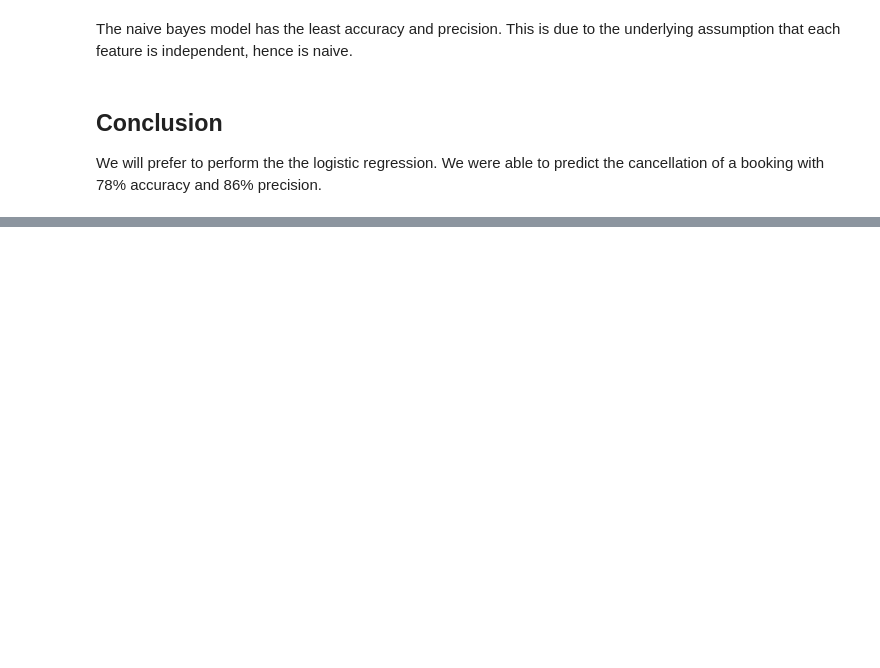
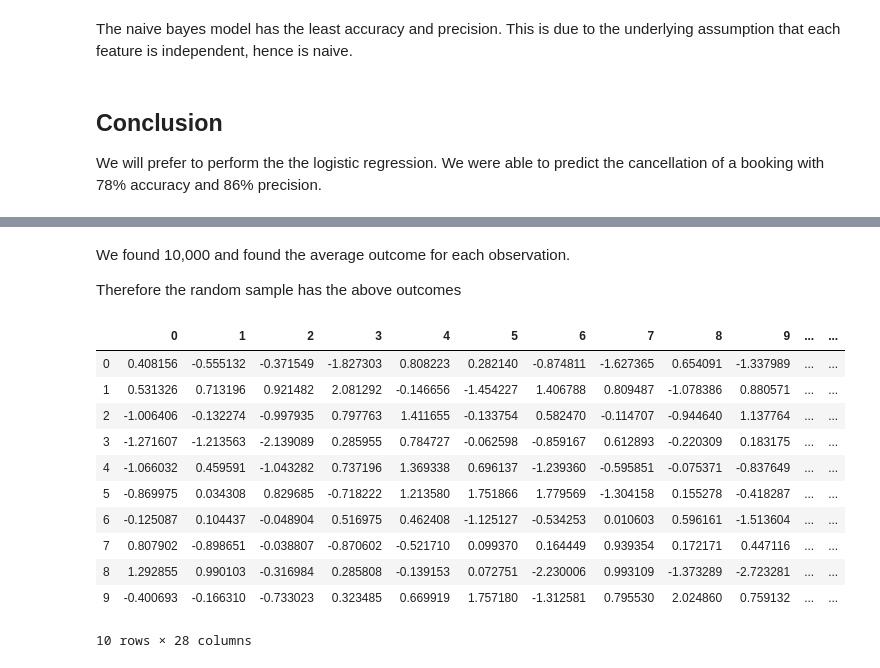
Before and after one commit to 10ken/Hotel-Booking-Cancellations, a Jupyter notebook: hotel booking churn.ipynb, the cells around one changed output, grey strips where cells are left out. Cells and saved outputs as stored; diff of their text form; code cells hidden in the pictures; blank space fills up the shorter version.

```diff
--- a/hotel booking churn.ipynb
+++ b/hotel booking churn.ipynb
@@ -237,3 +240,11 @@ The naive bayes model has the least accuracy and precision. This is due to the u
 ## Conclusion
 
 We will prefer to perform the the logistic regression. We were able to predict the cancellation of a booking with 78% accuracy and 86% precision.
+# %%
+# random test sample
+c = np.empty(10)
+random_sample = pd.DataFrame(np.random.randn(10,27))
+for i in range(10000):
+    c += log_model.predict(random_sample)
+c = pd.DataFrame(np.round(c/10000))
+c
@@ -239,0 +263,20 @@ We will prefer to perform the the logistic regression. We were able to predict t
+# %% [markdown]
+We found 10,000 and found the average outcome for each observation.
+
+Therefore the random sample has the above outcomes
+# %%
+random_sample['Outcomes'] = c
+random_sample
+# %% [output]
+|  | 0 | 1 | 2 | 3 | 4 | 5 | 6 | 7 | 8 | 9 | ... | ... |
+| 0 | 0.408156 | -0.555132 | -0.371549 | -1.827303 | 0.808223 | 0.282140 | -0.874811 | -1.627365 | 0.654091 | -1.337989 | ... | ... |
+| 1 | 0.531326 | 0.713196 | 0.921482 | 2.081292 | -0.146656 | -1.454227 | 1.406788 | 0.809487 | -1.078386 | 0.880571 | ... | ... |
+| 2 | -1.006406 | -0.132274 | -0.997935 | 0.797763 | 1.411655 | -0.133754 | 0.582470 | -0.114707 | -0.944640 | 1.137764 | ... | ... |
+| 3 | -1.271607 | -1.213563 | -2.139089 | 0.285955 | 0.784727 | -0.062598 | -0.859167 | 0.612893 | -0.220309 | 0.183175 | ... | ... |
+| 4 | -1.066032 | 0.459591 | -1.043282 | 0.737196 | 1.369338 | 0.696137 | -1.239360 | -0.595851 | -0.075371 | -0.837649 | ... | ... |
+| 5 | -0.869975 | 0.034308 | 0.829685 | -0.718222 | 1.213580 | 1.751866 | 1.779569 | -1.304158 | 0.155278 | -0.418287 | ... | ... |
+| 6 | -0.125087 | 0.104437 | -0.048904 | 0.516975 | 0.462408 | -1.125127 | -0.534253 | 0.010603 | 0.596161 | -1.513604 | ... | ... |
+| 7 | 0.807902 | -0.898651 | -0.038807 | -0.870602 | -0.521710 | 0.099370 | 0.164449 | 0.939354 | 0.172171 | 0.447116 | ... | ... |
+| 8 | 1.292855 | 0.990103 | -0.316984 | 0.285808 | -0.139153 | 0.072751 | -2.230006 | 0.993109 | -1.373289 | -2.723281 | ... | ... |
+| 9 | -0.400693 | -0.166310 | -0.733023 | 0.323485 | 0.669919 | 1.757180 | -1.312581 | 0.795530 | 2.024860 | 0.759132 | ... | ... |
+10 rows × 28 columns
```
Also changed, not shown: parts of 2 cells of this notebook.
